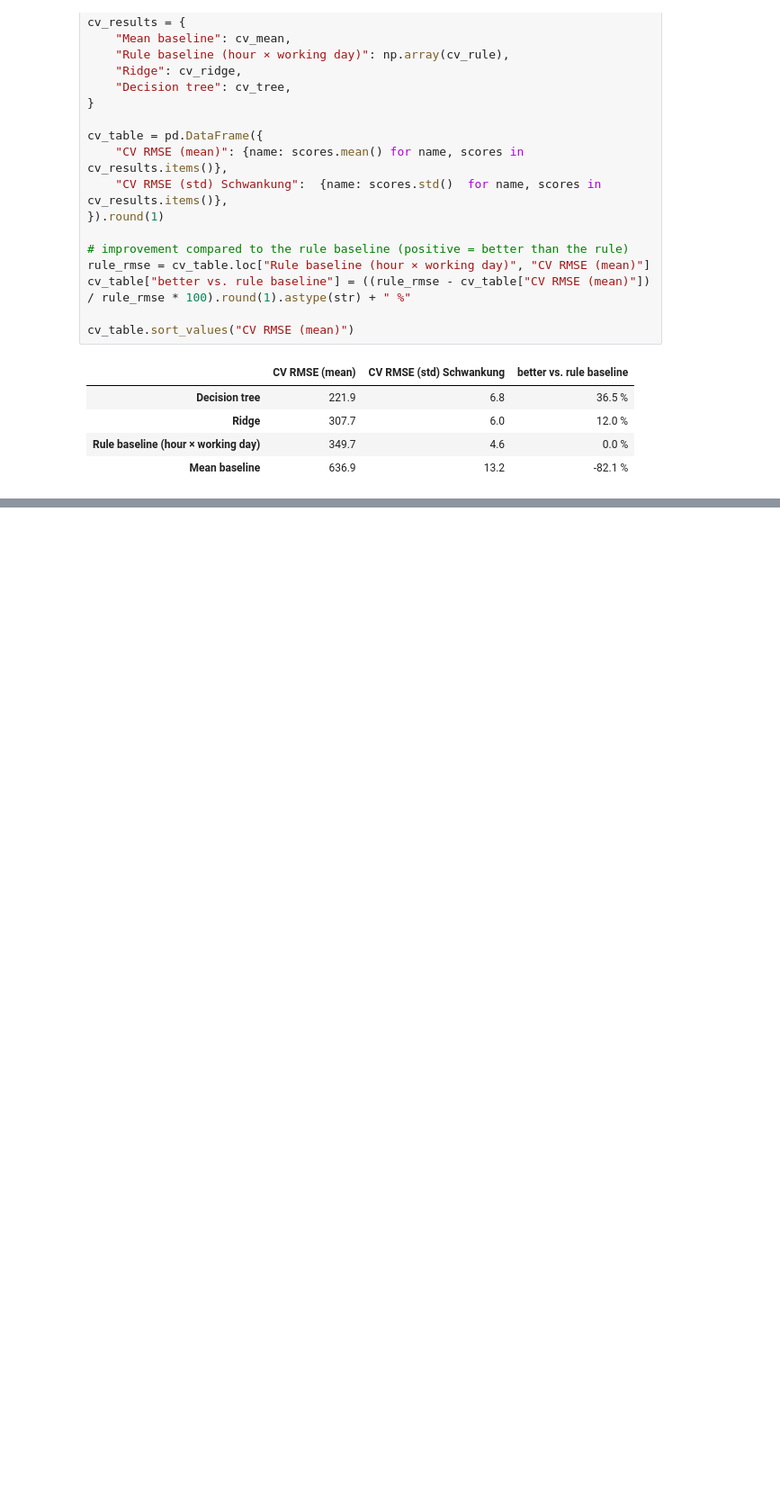
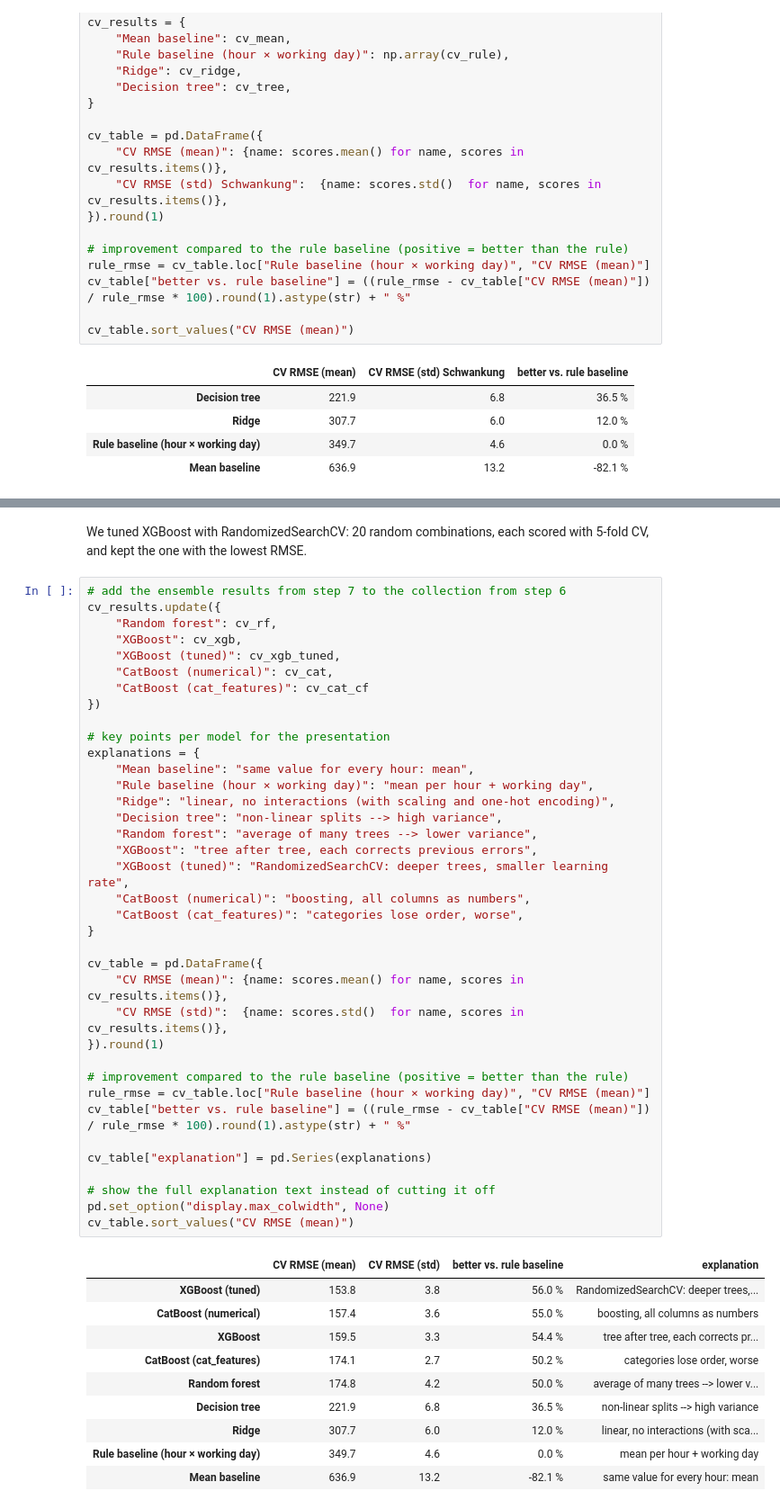
Before and after one commit to yessikalegat/amle-project-bike-sharing, a Jupyter notebook: 01_bike_sharing_project.ipynb, the cells around one changed output, grey strips where cells are left out. Shown at 90% size. Saved outputs shown, nothing was run; the diff lists cells and outputs as text; blank space fills up the shorter version.

```diff
--- a/01_bike_sharing_project.ipynb
+++ b/01_bike_sharing_project.ipynb
@@ -521,0 +663,50 @@ cv_table.sort_values("CV RMSE (mean)")
+# %% [markdown]
+We tuned XGBoost with RandomizedSearchCV: 20 random combinations, each scored with 5-fold CV, and kept the one with the lowest RMSE.
+# %%
+# add the ensemble results from step 7 to the collection from step 6
+cv_results.update({
+    "Random forest": cv_rf,
+    "XGBoost": cv_xgb,
+    "XGBoost (tuned)": cv_xgb_tuned,
+    "CatBoost (numerical)": cv_cat,
+    "CatBoost (cat_features)": cv_cat_cf
+})
+
+# key points per model for the presentation
+explanations = {
+    "Mean baseline": "same value for every hour: mean",
+    "Rule baseline (hour × working day)": "mean per hour + working day",
+    "Ridge": "linear, no interactions (with scaling and one-hot encoding)",
+    "Decision tree": "non-linear splits --> high variance",
+    "Random forest": "average of many trees --> lower variance",
+    "XGBoost": "tree after tree, each corrects previous errors",
+    "XGBoost (tuned)": "RandomizedSearchCV: deeper trees, smaller learning rate",
+    "CatBoost (numerical)": "boosting, all columns as numbers",
+    "CatBoost (cat_features)": "categories lose order, worse",
+}
+
+cv_table = pd.DataFrame({
+    "CV RMSE (mean)": {name: scores.mean() for name, scores in cv_results.items()},
+    "CV RMSE (std)":  {name: scores.std()  for name, scores in cv_results.items()},
+}).round(1)
+
+# improvement compared to the rule baseline (positive = better than the rule)
+rule_rmse = cv_table.loc["Rule baseline (hour × working day)", "CV RMSE (mean)"]
+cv_table["better vs. rule baseline"] = ((rule_rmse - cv_table["CV RMSE (mean)"]) / rule_rmse * 100).round(1).astype(str) + " %"
+
+cv_table["explanation"] = pd.Series(explanations)
+
+# show the full explanation text instead of cutting it off
+pd.set_option("display.max_colwidth", None)
+cv_table.sort_values("CV RMSE (mean)")
+# %% [output]
+|  | CV RMSE (mean) | CV RMSE (std) | better vs. rule baseline | explanation |
+| XGBoost (tuned) | 153.8 | 3.8 | 56.0 % | RandomizedSearchCV: deeper trees,... |
+| CatBoost (numerical) | 157.4 | 3.6 | 55.0 % | boosting, all columns as numbers |
+| XGBoost | 159.5 | 3.3 | 54.4 % | tree after tree, each corrects pr... |
+| CatBoost (cat_features) | 174.1 | 2.7 | 50.2 % | categories lose order, worse |
+| Random forest | 174.8 | 4.2 | 50.0 % | average of many trees --> lower v... |
+| Decision tree | 221.9 | 6.8 | 36.5 % | non-linear splits --> high variance |
+| Ridge | 307.7 | 6.0 | 12.0 % | linear, no interactions (with sca... |
+| Rule baseline (hour × working day) | 349.7 | 4.6 | 0.0 % | mean per hour + working day |
+| Mean baseline | 636.9 | 13.2 | -82.1 % | same value for every hour: mean |
```
Also changed, not shown: parts of 16 cells of this notebook.
